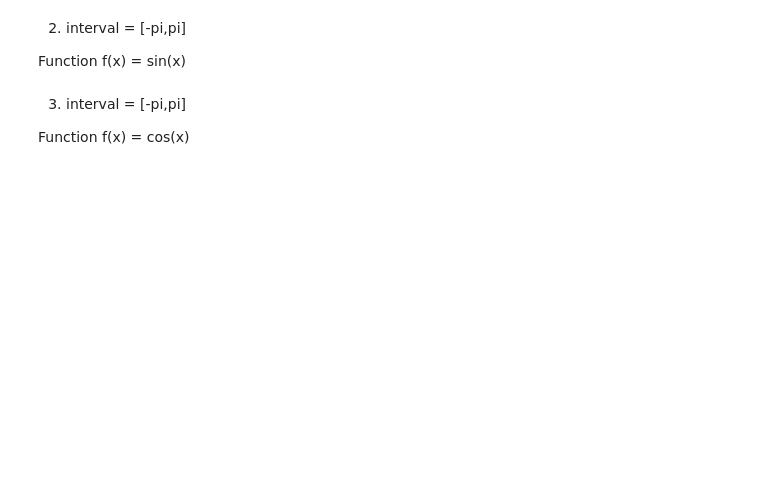
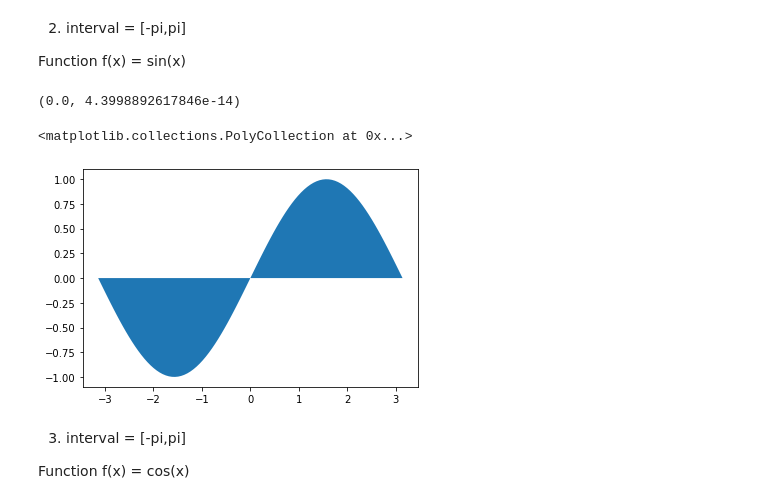
Before and after one commit to nagarjuna-de/Data-Science-2022, a Jupyter notebook: 13. Gradients and Integrals/Gradient Descent and Integrals.ipynb, the cells around one changed output. Drawn from its saved outputs; the diff is of its cells as text; code cells hidden in the pictures; blank space fills up the shorter version.

```diff
--- a/13. Gradients and Integrals/Gradient Descent and Integrals.ipynb
+++ b/13. Gradients and Integrals/Gradient Descent and Integrals.ipynb
@@ -110,6 +183,23 @@ Function f(x) = 1/x
 2. interval = \[-pi,pi\]
 
 Function f(x) = sin(x)
+# %%
+from scipy import integrate
+import numpy as np
+a, b = [-np.pi, np.pi]
+def f(x):
+    return np.sin(x)
+
+
+result = integrate.quad(f, a, b)
+print(result)
+x = np.linspace(-np.pi,np.pi, 100)
+
+plt.fill_between(x, f(x))
+# %% [output]
+(0.0, 4.3998892617846e-14)
+<matplotlib.collections.PolyCollection at 0x...>
+[figure, added]
 # %% [markdown]
 3. interval = \[-pi,pi\]
 
```
Also changed, not shown: parts of 6 cells of this notebook.
